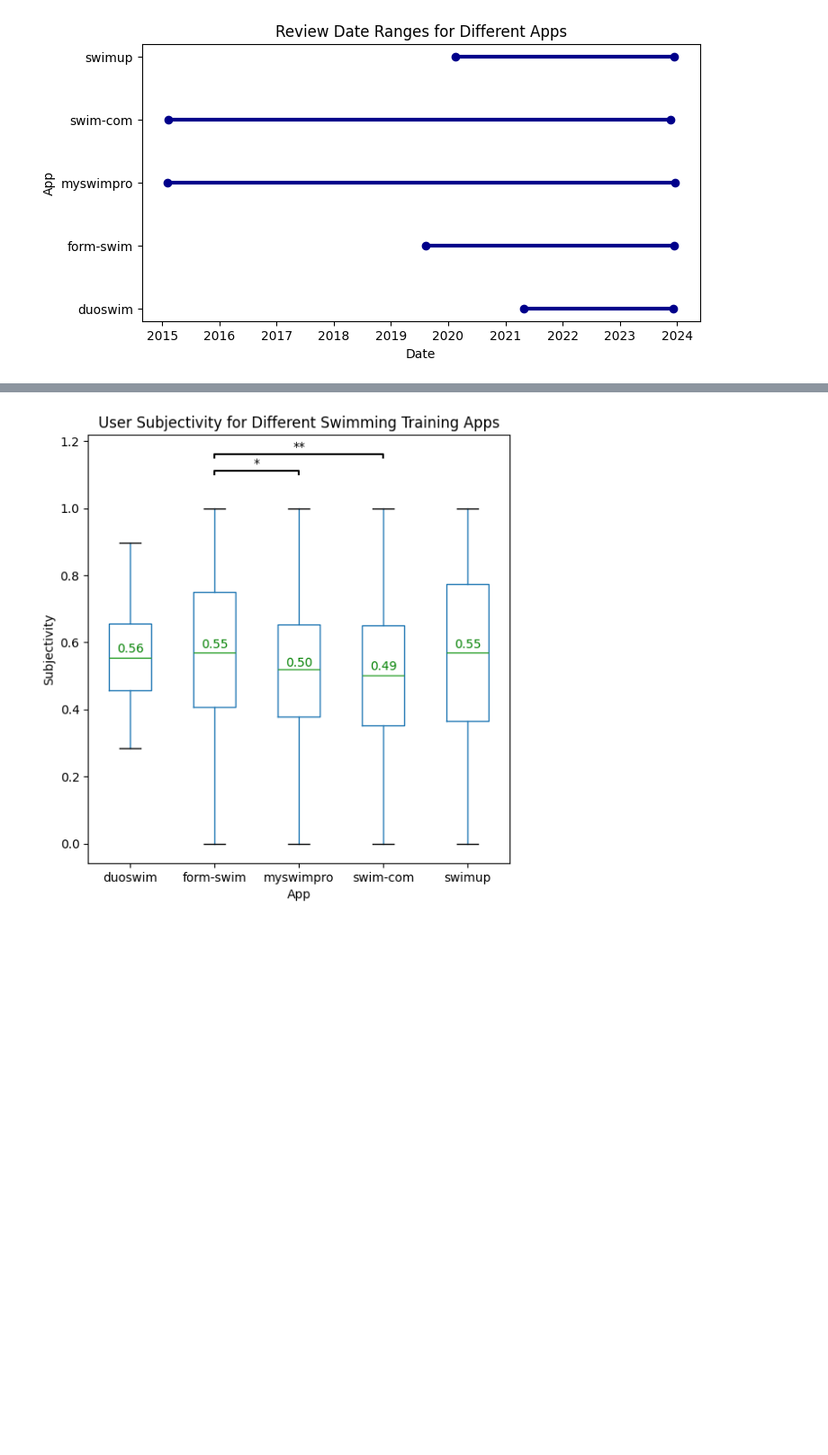
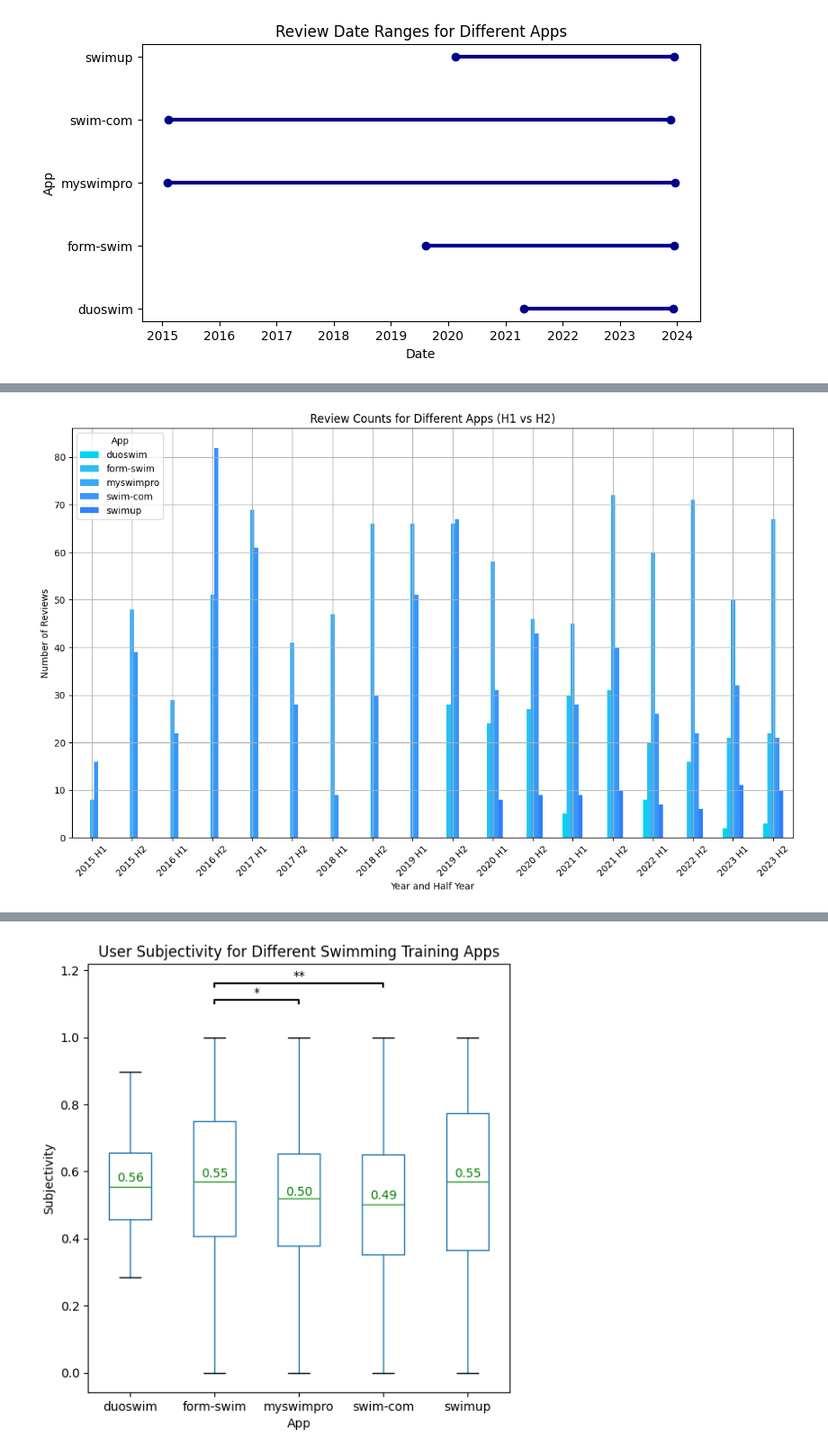
Before and after one commit to momonong/swim-apps-reviews-analysis, a Jupyter notebook: data_mining/da4.ipynb, the cells around one changed output, grey strips where cells are left out. Shown at 90% size. Cells and saved outputs as stored; diff of their text form; code cells hidden in the pictures; blank space fills up the shorter version.

```diff
--- a/data_mining/da4.ipynb
+++ b/data_mining/da4.ipynb
@@ -226,0 +273,32 @@ plt.show()
+# %%
+import pandas as pd
+import matplotlib.pyplot as plt
+
+# 讀取 CSV 檔案
+df = pd.read_csv('new_result/all_concat.csv')
+
+# 確保 'date' 欄位是 datetime 類型
+df['date'] = pd.to_datetime(df['date'])
+
+# 添加 'half_year' 欄位，用於標識每年的上半年 (H1) 和下半年 (H2)
+df['half_year'] = df['date'].apply(lambda x: f"{x.year} H1" if x.month <= 6 else f"{x.year} H2")
+
+# 計算每個 app 在每個 half_year 的評論數量
+review_counts = df.groupby(['app', 'half_year']).size().unstack(fill_value=0)
+
+# 繪製長條圖，並為每個 app 設置指定的顏色
+colors = ['#00d5f1', '#2abff5', '#35aaf9', '#3795fc', '#317fff']
+review_counts.T.plot(kind='bar', stacked=False, color=colors, figsize=(14, 8))
+
+# 添加標題和標籤
+plt.title('Review Counts for Different Apps (H1 vs H2)')
+plt.xlabel('Year and Half Year')
+plt.ylabel('Number of Reviews')
+plt.xticks(rotation=45)
+plt.legend(title='App')
+plt.grid(True)
+
+# 顯示圖表
+plt.show()
+# %% [output]
+[figure, added]
```
Also changed, not shown: parts of 4 cells of this notebook.
